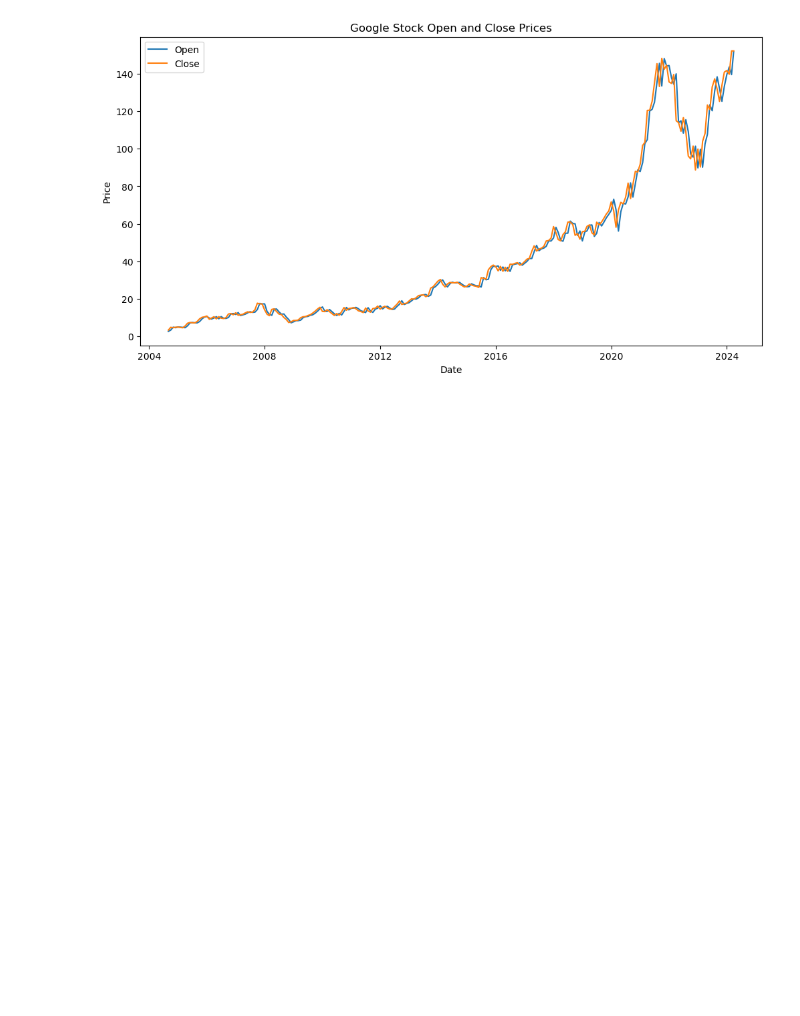
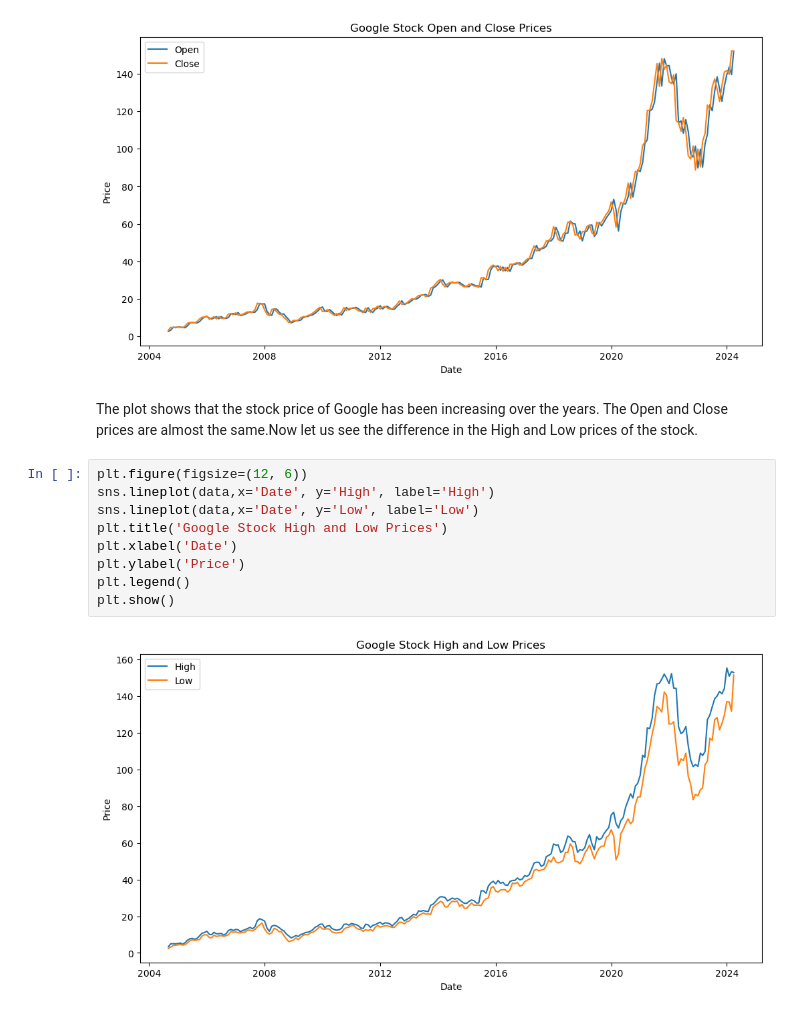
Before and after one commit to Billy272/Mastering-Data, a Jupyter notebook: Google/Google_Monthly_Stock.ipynb, the cells around one changed output. Drawn from its saved outputs; the diff is of its cells as text; blank space fills up the shorter version.

```diff
--- a/Google/Google_Monthly_Stock.ipynb
+++ b/Google/Google_Monthly_Stock.ipynb
@@ -74,3 +74,17 @@ plt.legend()
 plt.show()
 # %% [output]
 [figure]
+# %% [markdown]
+The plot shows that the stock price of Google has been increasing over the years. The Open and Close prices are
+almost the same.Now let us see the difference in the High and Low prices of the stock.
+# %%
+plt.figure(figsize=(12, 6))
+sns.lineplot(data,x='Date', y='High', label='High')
+sns.lineplot(data,x='Date', y='Low', label='Low')
+plt.title('Google Stock High and Low Prices')
+plt.xlabel('Date')
+plt.ylabel('Price')
+plt.legend()
+plt.show()
+# %% [output]
+[figure, added]
```
